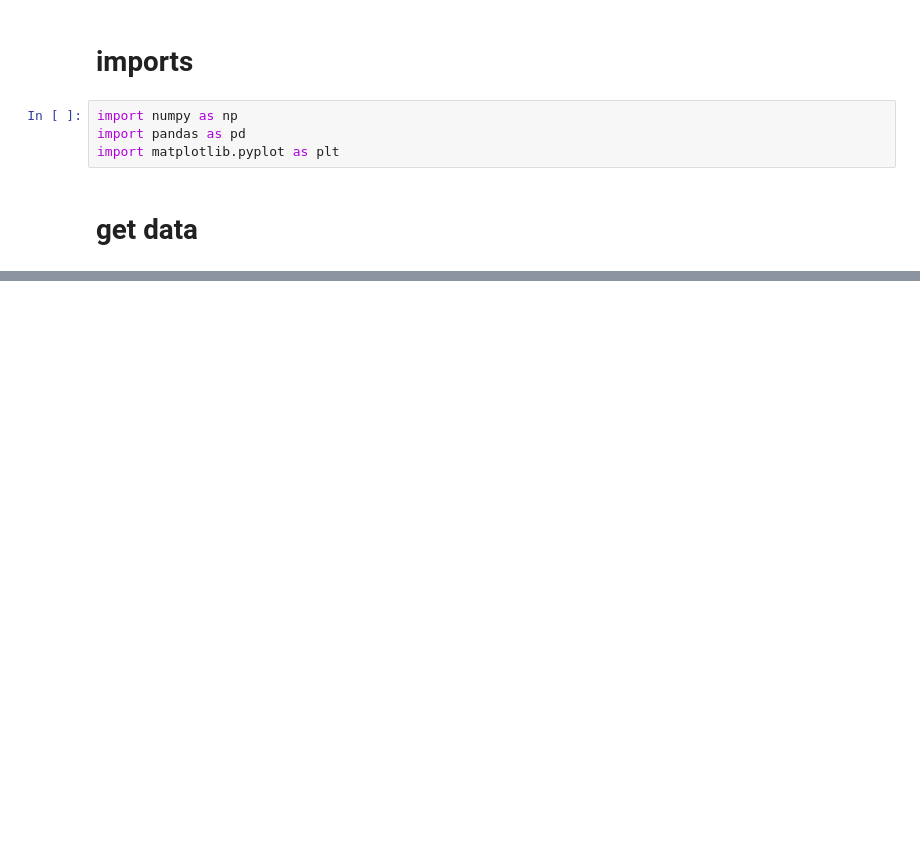
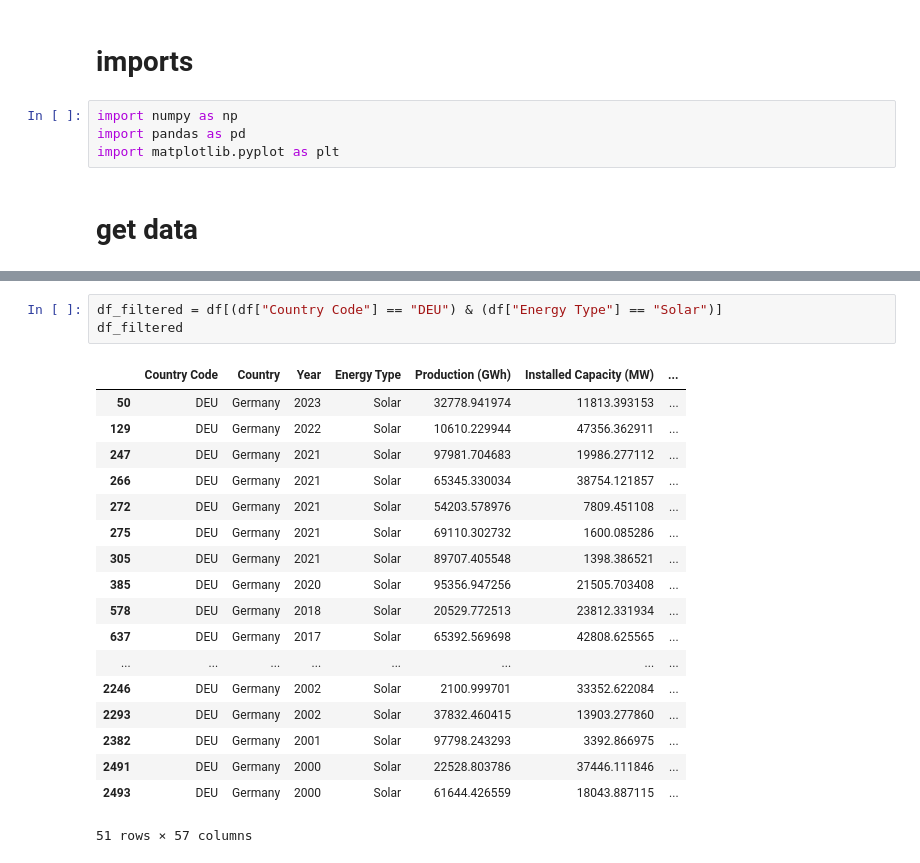
Before and after one commit to 1337tester/SolarSoundBytes, a Jupyter notebook: data_acquisition/fp_renewable_energy.ipynb, the cells around one changed output, grey strips where cells are left out. Saved outputs shown, nothing was run; the diff lists cells and outputs as text; blank space fills up the shorter version.

```diff
--- a/data_acquisition/fp_renewable_energy.ipynb
+++ b/data_acquisition/fp_renewable_energy.ipynb
@@ -54,0 +67,22 @@ plot_column_country_energytype(country_df, country, column, energy_type)
+# %%
+df_filtered = df[(df["Country Code"] == "DEU") & (df["Energy Type"] == "Solar")]
+df_filtered
+# %% [output]
+|  | Country Code | Country | Year | Energy Type | Production (GWh) | Installed Capacity (MW) | ... |
+| 50 | DEU | Germany | 2023 | Solar | 32778.941974 | 11813.393153 | ... |
+| 129 | DEU | Germany | 2022 | Solar | 10610.229944 | 47356.362911 | ... |
+| 247 | DEU | Germany | 2021 | Solar | 97981.704683 | 19986.277112 | ... |
+| 266 | DEU | Germany | 2021 | Solar | 65345.330034 | 38754.121857 | ... |
+| 272 | DEU | Germany | 2021 | Solar | 54203.578976 | 7809.451108 | ... |
+| 275 | DEU | Germany | 2021 | Solar | 69110.302732 | 1600.085286 | ... |
+| 305 | DEU | Germany | 2021 | Solar | 89707.405548 | 1398.386521 | ... |
+| 385 | DEU | Germany | 2020 | Solar | 95356.947256 | 21505.703408 | ... |
+| 578 | DEU | Germany | 2018 | Solar | 20529.772513 | 23812.331934 | ... |
+| 637 | DEU | Germany | 2017 | Solar | 65392.569698 | 42808.625565 | ... |
+| ... | ... | ... | ... | ... | ... | ... | ... |
+| 2246 | DEU | Germany | 2002 | Solar | 2100.999701 | 33352.622084 | ... |
+| 2293 | DEU | Germany | 2002 | Solar | 37832.460415 | 13903.277860 | ... |
+| 2382 | DEU | Germany | 2001 | Solar | 97798.243293 | 3392.866975 | ... |
+| 2491 | DEU | Germany | 2000 | Solar | 22528.803786 | 37446.111846 | ... |
+| 2493 | DEU | Germany | 2000 | Solar | 61644.426559 | 18043.887115 | ... |
+51 rows × 57 columns
```
Also changed, not shown: parts of 6 cells of this notebook.
